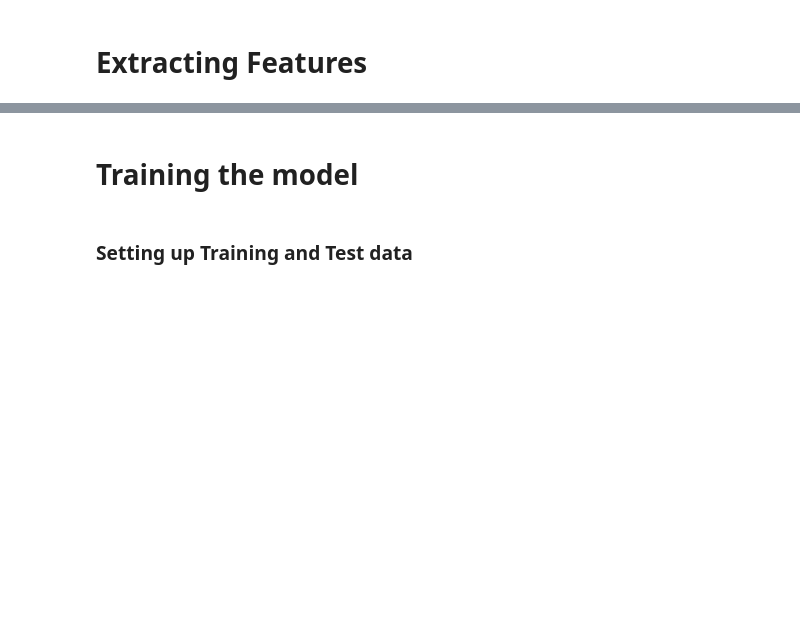
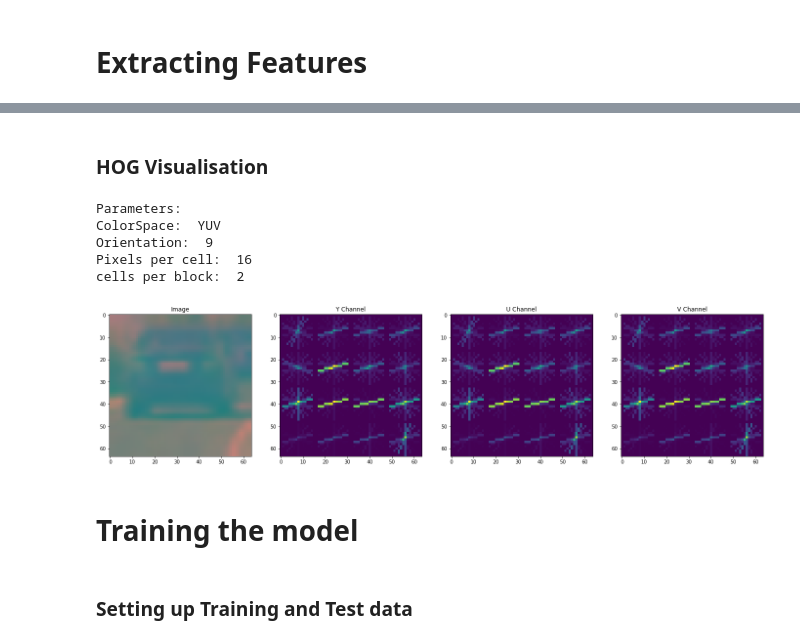
Before and after one commit to AZEngaria/CarND-P5-ObjectDetection, a Jupyter notebook: P5-VehicleObjectDetection.ipynb, the cells around one changed output, grey strips where cells are left out. Saved outputs shown, nothing was run; the diff lists cells and outputs as text; code cells hidden in the pictures; blank space fills up the shorter version.

```diff
--- a/P5-VehicleObjectDetection.ipynb
+++ b/P5-VehicleObjectDetection.ipynb
@@ -299,9 +399,9 @@ Number of Non Vehicle Images  8968
 # %%
-colorspace = 'YCrCb' # Can be RGB, HSV, LUV, HLS, YUV, YCrCb
+colorspace = 'YUV' # Can be RGB, HSV, LUV, HLS, YUV, YCrCb
 orient = 9
 pix_per_cell = 16
 cell_per_block = 2
-hog_channel = 0 # Can be 0, 1, 2, or "ALL"
+hog_channel = 'ALL' # Can be 0, 1, 2, or "ALL"
 spatial = 32
 histbin = 32
 vis = False
@@ -326,3 +433,47 @@ notcar_features = extract_features(non_vehicles, color_space=colorspace, spatial
+# %% [markdown]
+### HOG Visualisation
+# %%
+img = cv2.cvtColor(mpimg.imread(vehicles[1]), cv2.COLOR_RGB2YUV)
+
+features1, hog_img1 = get_hog_features(img[:,:,0], orient, pix_per_cell, cell_per_block,
+                        vis=True, feature_vec=True)
+
+features2, hog_img2 = get_hog_features(img[:,:,1], orient, pix_per_cell, cell_per_block,
+                        vis=True, feature_vec=True)
+
+features3, hog_img3 = get_hog_features(img[:,:,2], orient, pix_per_cell, cell_per_block,
+                        vis=True, feature_vec=True)
+
+print('Parameters: ')
+print('ColorSpace: ',colorspace)
+print('Orientation: ',orient)
+print('Pixels per cell: ',pix_per_cell)
+print('cells per block: ',cell_per_block)
+
+fig = plt.figure(1,figsize=(24,9))
+plt.subplot(141)
+plt.imshow(img)
+plt.title('Image')
+plt.subplot(142)
+plt.imshow(hog_img1)
+plt.title('Y Channel')
+plt.subplot(143)
+plt.imshow(hog_img1)
+plt.title('U Channel')
+plt.subplot(144)
+plt.imshow(hog_img1)
+plt.title('V Channel')
+
+plt.imsave('YChannel.jpg', hog_img1)
+plt.imsave('UChannel.jpg', hog_img2)
+plt.imsave('VChannel.jpg', hog_img3)
+# %% [output]
+Parameters:
+ColorSpace:  YUV
+Orientation:  9
+Pixels per cell:  16
+cells per block:  2
+[figure, added]
 # %% [markdown]
 # Training the model
 # %% [markdown]
```
Also changed, not shown: parts of 24 cells of this notebook.
